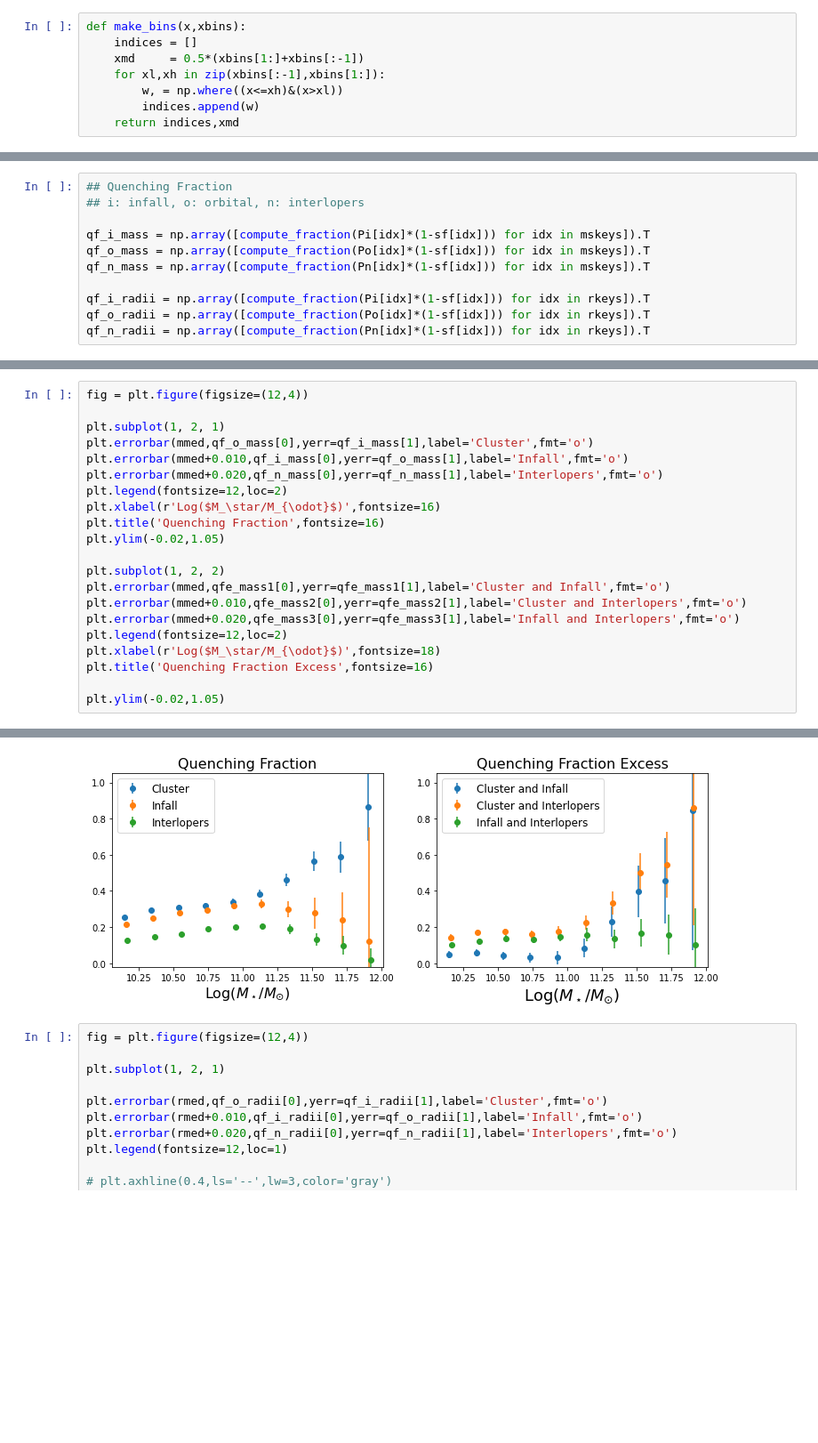
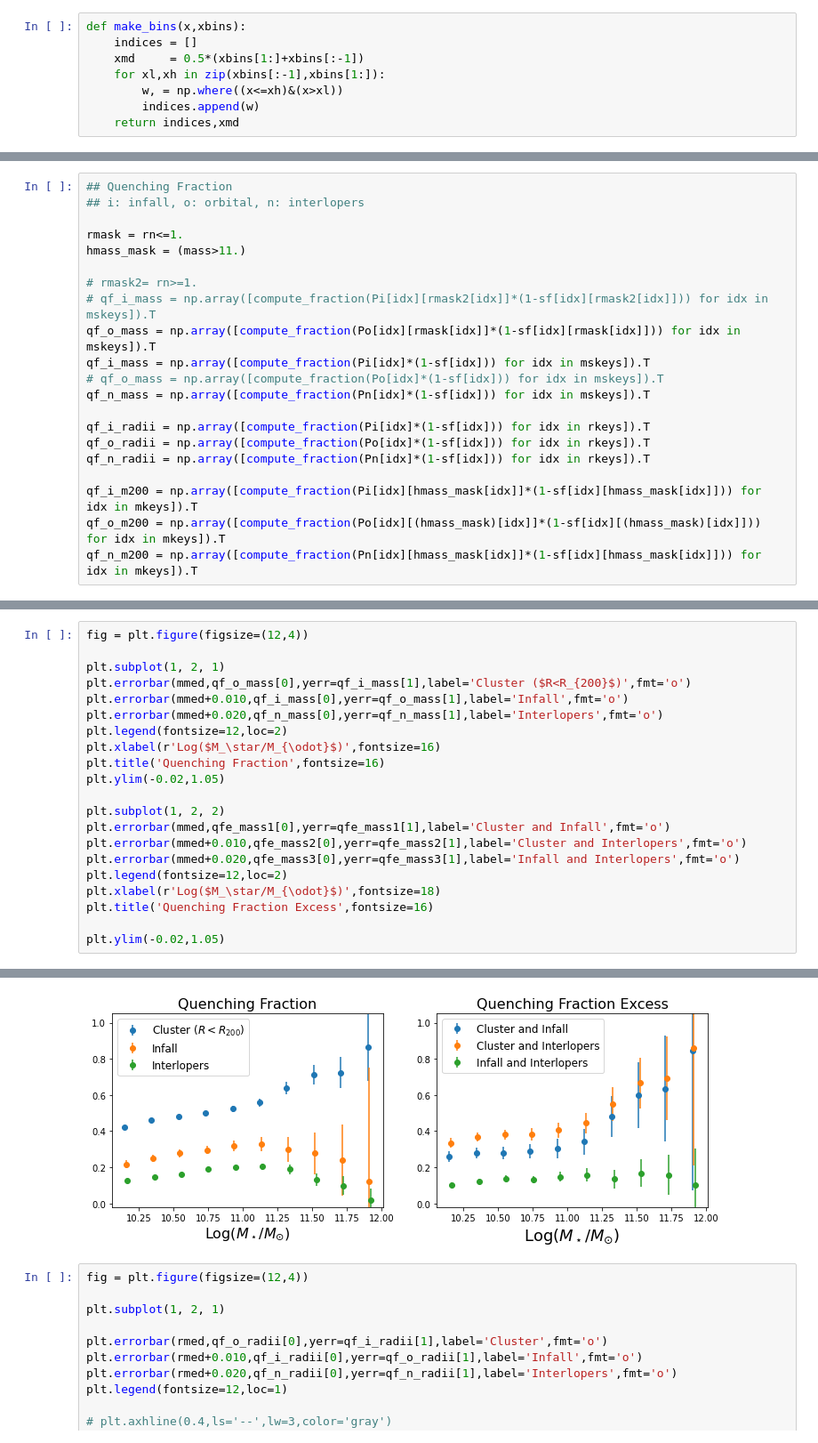
Before and after one commit to estevesjh/galaxyFormation, a Jupyter notebook: notebooks/QuenchingFractionExcess.ipynb, the cells around one changed output, grey strips where cells are left out. Shown at 89% size. Cells and saved outputs as stored; diff of their text form; blank space fills up the shorter version.

Commit message:
quenching fraction

```diff
--- a/notebooks/QuenchingFractionExcess.ipynb
+++ b/notebooks/QuenchingFractionExcess.ipynb
@@ -194,13 +198,23 @@ rkeys, rmed  = make_bins(rn,rbins)
 ## Quenching Fraction
 ## i: infall, o: orbital, n: interlopers
 
+rmask = rn<=1.
+hmass_mask = (mass>11.)
+
+# rmask2= rn>=1.
+# qf_i_mass = np.array([compute_fraction(Pi[idx][rmask2[idx]]*(1-sf[idx][rmask2[idx]])) for idx in mskeys]).T
+qf_o_mass = np.array([compute_fraction(Po[idx][rmask[idx]]*(1-sf[idx][rmask[idx]])) for idx in mskeys]).T
 qf_i_mass = np.array([compute_fraction(Pi[idx]*(1-sf[idx])) for idx in mskeys]).T
-qf_o_mass = np.array([compute_fraction(Po[idx]*(1-sf[idx])) for idx in mskeys]).T
+# qf_o_mass = np.array([compute_fraction(Po[idx]*(1-sf[idx])) for idx in mskeys]).T
 qf_n_mass = np.array([compute_fraction(Pn[idx]*(1-sf[idx])) for idx in mskeys]).T
 
 qf_i_radii = np.array([compute_fraction(Pi[idx]*(1-sf[idx])) for idx in rkeys]).T
 qf_o_radii = np.array([compute_fraction(Po[idx]*(1-sf[idx])) for idx in rkeys]).T
 qf_n_radii = np.array([compute_fraction(Pn[idx]*(1-sf[idx])) for idx in rkeys]).T
+
+qf_i_m200 = np.array([compute_fraction(Pi[idx][hmass_mask[idx]]*(1-sf[idx][hmass_mask[idx]])) for idx in mkeys]).T
+qf_o_m200 = np.array([compute_fraction(Po[idx][(hmass_mask)[idx]]*(1-sf[idx][(hmass_mask)[idx]])) for idx in mkeys]).T
+qf_n_m200 = np.array([compute_fraction(Pn[idx][hmass_mask[idx]]*(1-sf[idx][hmass_mask[idx]])) for idx in mkeys]).T
 # %%
 ## Quenching Fraction Excess
 qfe_mass1 = quenching_fraction_excess(qf_i_mass,qf_o_mass)
@@ -213,27 +231,27 @@ qfe_radii3 = quenching_fraction_excess(qf_n_radii,qf_i_radii)
 # %%
 fig = plt.figure(figsize=(12,4))
 
 plt.subplot(1, 2, 1)
-plt.errorbar(mmed,qf_o_mass[0],yerr=qf_i_mass[1],label='Cluster',fmt='o')
+plt.errorbar(mmed,qf_o_mass[0],yerr=qf_i_mass[1],label='Cluster ($R<R_{200}$)',fmt='o')
 plt.errorbar(mmed+0.010,qf_i_mass[0],yerr=qf_o_mass[1],label='Infall',fmt='o')
 plt.errorbar(mmed+0.020,qf_n_mass[0],yerr=qf_n_mass[1],label='Interlopers',fmt='o')
 plt.legend(fontsize=12,loc=2)
 plt.xlabel(r'Log($M_\star/M_{\odot}$)',fontsize=16)
 plt.title('Quenching Fraction',fontsize=16)
 plt.ylim(-0.02,1.05)
 
 plt.subplot(1, 2, 2)
 plt.errorbar(mmed,qfe_mass1[0],yerr=qfe_mass1[1],label='Cluster and Infall',fmt='o')
 plt.errorbar(mmed+0.010,qfe_mass2[0],yerr=qfe_mass2[1],label='Cluster and Interlopers',fmt='o')
 plt.errorbar(mmed+0.020,qfe_mass3[0],yerr=qfe_mass3[1],label='Infall and Interlopers',fmt='o')
 plt.legend(fontsize=12,loc=2)
 plt.xlabel(r'Log($M_\star/M_{\odot}$)',fontsize=18)
 plt.title('Quenching Fraction Excess',fontsize=16)
 
 plt.ylim(-0.02,1.05)
 # %% [output]
 (-0.02, 1.05)
-[figure, old version]
+[figure, new version]
 # %%
 fig = plt.figure(figsize=(12,4))
 
```
Also changed, not shown: parts of 4 cells of this notebook.
